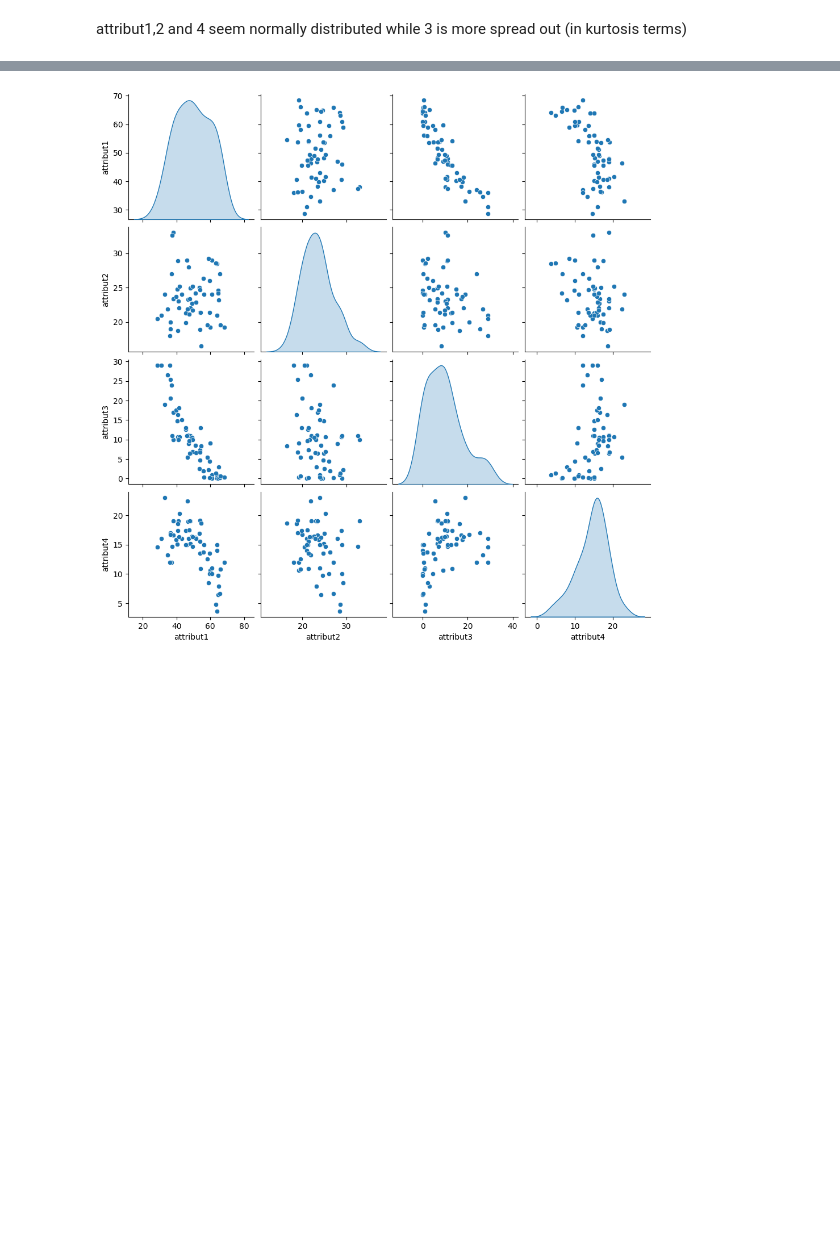
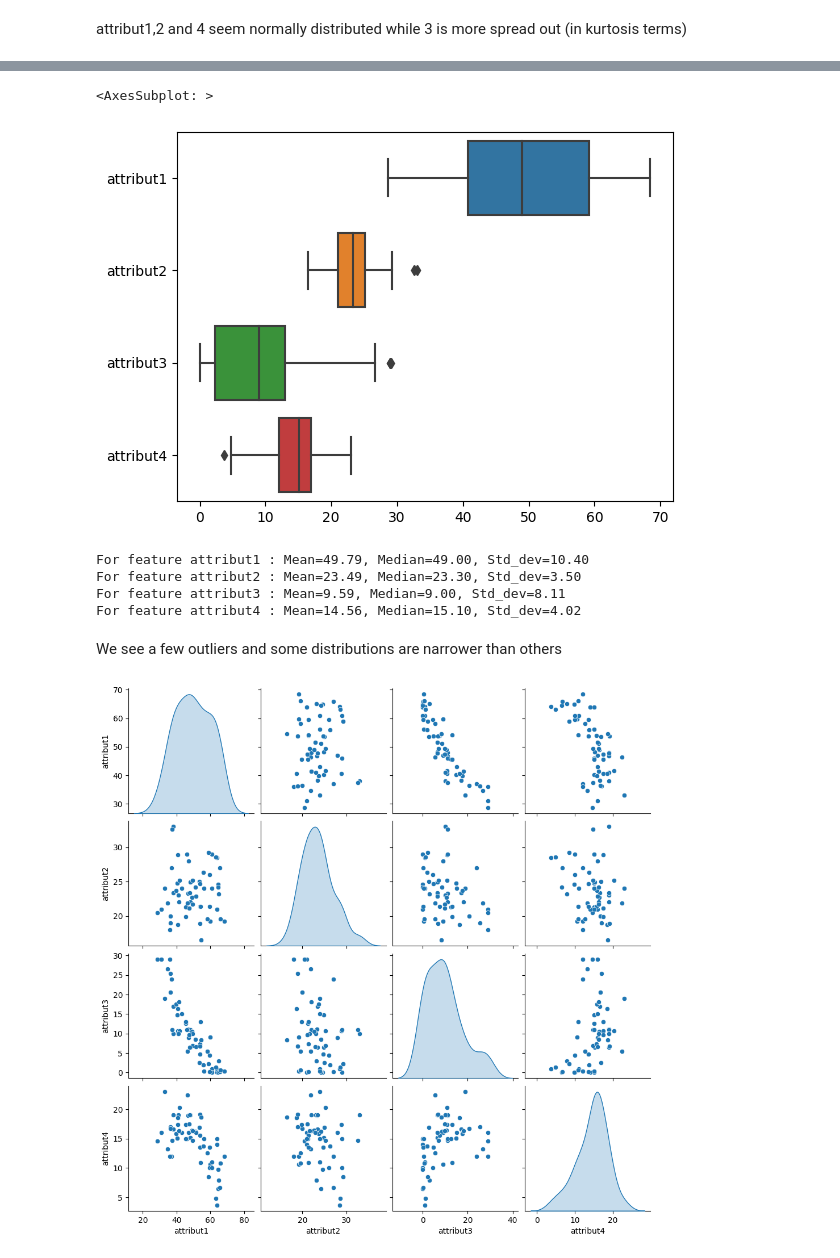
Before and after one commit to simlal/data-mining-assignments_bin710, a Jupyter notebook: dev1/tp1.ipynb, the cells around one changed output, grey strips where cells are left out. Saved outputs shown, nothing was run; the diff lists cells and outputs as text; code cells hidden in the pictures; blank space fills up the shorter version.

```diff
--- a/dev1/tp1.ipynb
+++ b/dev1/tp1.ipynb
@@ -107,0 +131,5 @@ attribut4 follows a normal distribution (null hypothesis)
+# %%
+sns.boxplot(data=df[features], orient="h")
+# %% [output]
+<AxesSubplot: >
+[figure, added]
@@ -108,3 +143,12 @@ attribut4 follows a normal distribution (null hypothesis)
+# %%
+get_dispersions(X, features)
+# %% [output]
+For feature attribut1 : Mean=49.79, Median=49.00, Std_dev=10.40
+For feature attribut2 : Mean=23.49, Median=23.30, Std_dev=3.50
+For feature attribut3 : Mean=9.59, Median=9.00, Std_dev=8.11
+For feature attribut4 : Mean=14.56, Median=15.10, Std_dev=4.02
+# %% [markdown]
+We see a few outliers and some distributions are narrower than others
 # %%
 # Pairplot for features
 g = sns.pairplot(X, diag_kind="kde")
```
Also changed, not shown: parts of 48 cells of this notebook.
